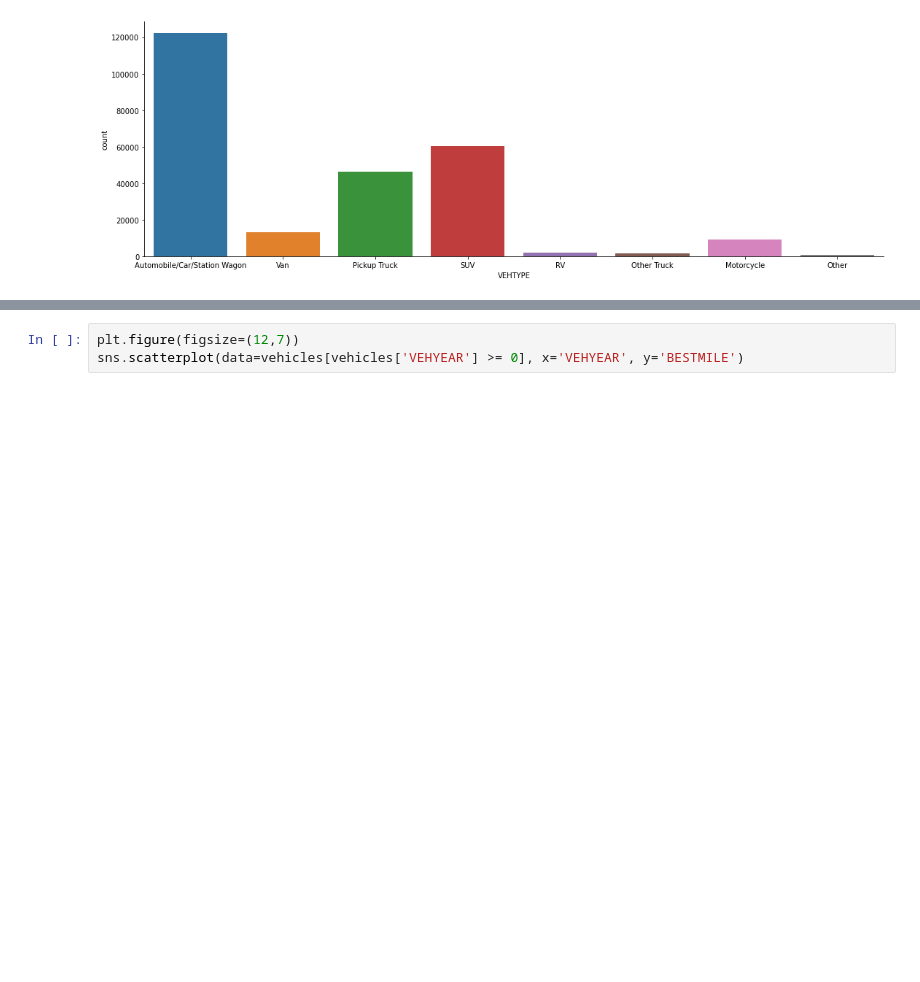
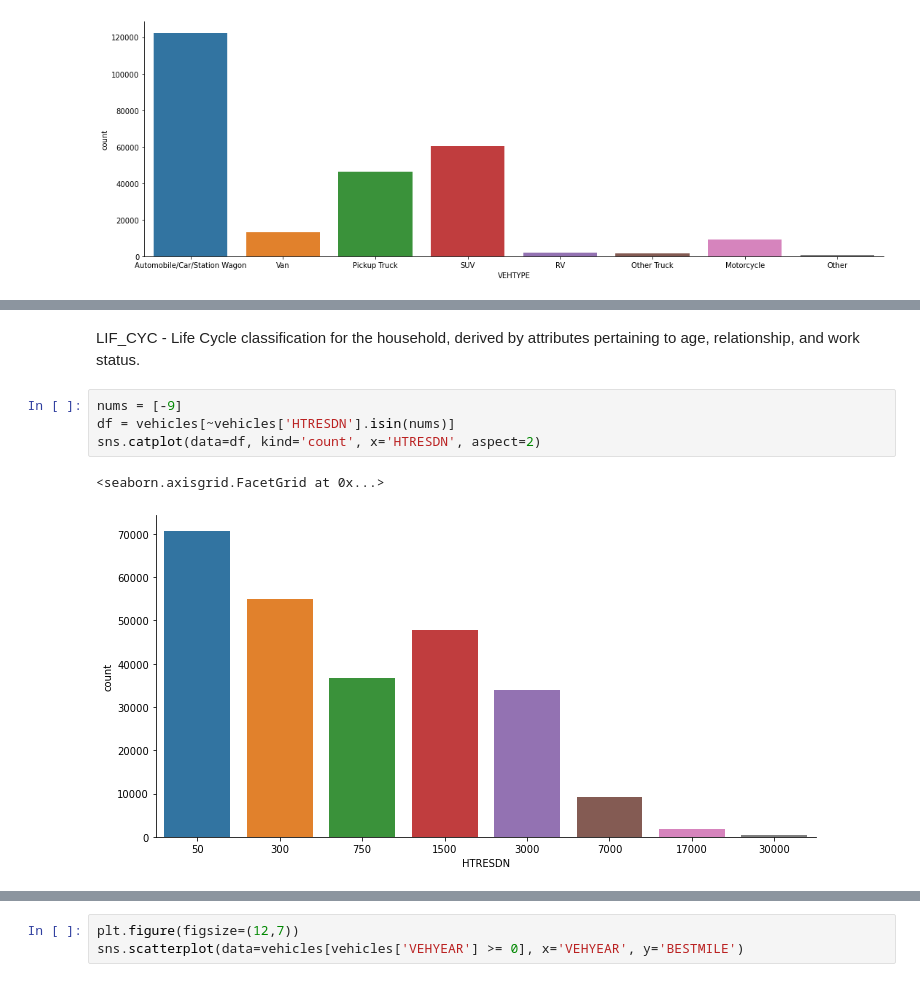
Before and after one commit to ryansliao/DSC-Capstone, a Jupyter notebook: Ryan NHTS EDA.ipynb, the cells around one changed output, grey strips where cells are left out. Cells and saved outputs as stored; diff of their text form; blank space fills up the shorter version.

```diff
--- a/Ryan NHTS EDA.ipynb
+++ b/Ryan NHTS EDA.ipynb
@@ -69,0 +101,9 @@ sns.scatterplot(data=vehicles[(vehicles['VEHYEAR'] >= 0) & (vehicles['VEHTYPE'].
+# %% [markdown]
+LIF_CYC - Life Cycle classification for the household, derived by attributes pertaining to age, relationship, and work status.
+# %%
+nums = [-9]
+df = vehicles[~vehicles['HTRESDN'].isin(nums)]
+sns.catplot(data=df, kind='count', x='HTRESDN', aspect=2)
+# %% [output]
+<seaborn.axisgrid.FacetGrid at 0x...>
+[figure, added]
```
Also changed, not shown: parts of 15 cells of this notebook.
